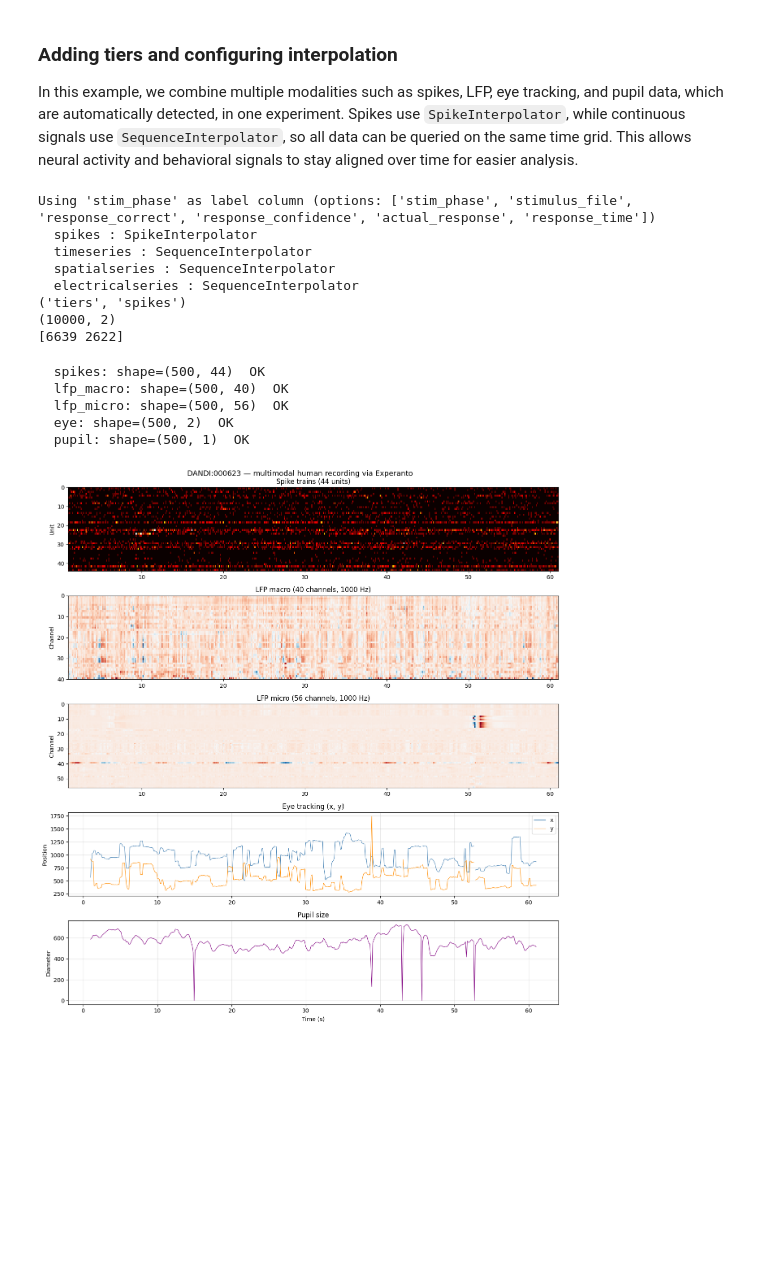
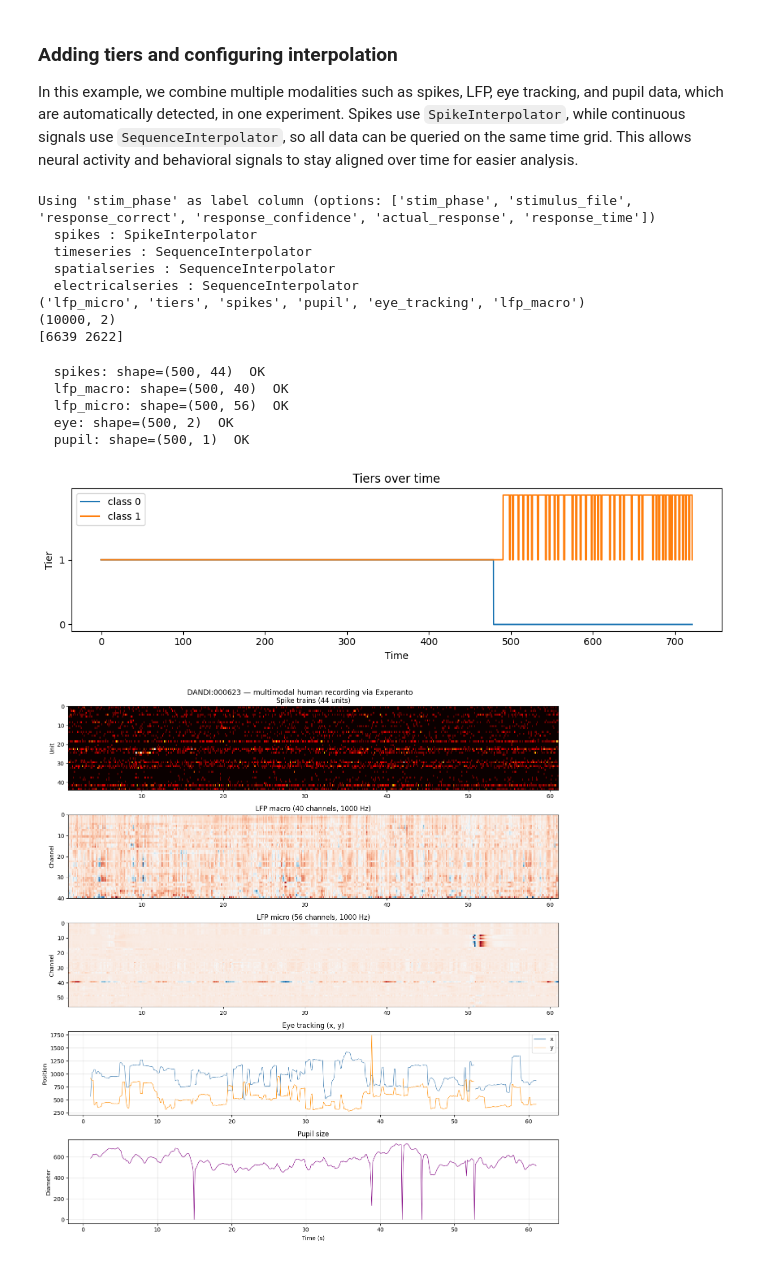
Before and after one commit to sensorium-competition/experanto, a Jupyter notebook: examples/dandi_experanto_example.ipynb, the cells around one changed output. Cells and saved outputs as stored; diff of their text form; code cells hidden in the pictures; blank space fills up the shorter version.

```diff
--- a/examples/dandi_experanto_example.ipynb
+++ b/examples/dandi_experanto_example.ipynb
@@ -710,42 +740,51 @@ config["tiers"] = {
         "_target_": "experanto.interpolators.TimeIntervalInterpolator"
     }
 }
+MODALITY_MAP = {
+    "electricalseries": ["lfp_macro", "lfp_micro"],
+    "timeseries": ["pupil"],
+    "spatialseries": ["eye_tracking"],
+}
 
-# Detect modalities dynamically
 modalities = detect_modalities(nwb623)
 
 for name, interp in modalities.items():
-    if name == "spikes":
-        config[name] = {
-            "interpolation": {
-                "_target_": f"experanto.interpolators.{interp}",
-                "cache_data": True,
-                "interpolation_window": 0.1,
-                "interpolation_align": "center",
+    interp = interp.replace(" (verify manually)", "")
+
+    mapped_names = MODALITY_MAP.get(name, [name])
+
+    for mapped_name in mapped_names:
+        if mapped_name == "spikes":
+            config[mapped_name] = {
+                "interpolation": {
+                    "_target_": f"experanto.interpolators.{interp}",
+                    "cache_data": True,
+                    "interpolation_window": 0.1,
+                    "interpolation_align": "center",
+                }
             }
-        }
-    else:
-        config[name] = {
-            "interpolation": {
-                "_target_": f"experanto.interpolators.{interp}"
+        else:
+            config[mapped_name] = {
+                "interpolation": {
+                    "_target_": f"experanto.interpolators.{interp}"
+                }
             }
-        }
 
-exp = Experiment(root_folder="experanto_000623", modality_config=config)
-print(exp.device_names)
+exp623 = Experiment(root_folder="experanto_000623", modality_config=config)
+print(exp623.device_names)
 
 times = np.linspace(t_start, t_end, 10000)
-result, valid = exp.interpolate(times, device="tiers", return_valid=True)
+result623, valid623 = exp623.interpolate(times, device="tiers", return_valid=True)
 
-print(result.shape)
-print(result.sum(axis=0))
+print(result623.shape)
+print(result623.sum(axis=0))
 # %% [output]
 Using 'stim_phase' as label column (options: ['stim_phase', 'stimulus_file', 'response_correct', 'response_confidence', 'actual_response', 'response_time'])
   spikes : SpikeInterpolator
   timeseries : SequenceInterpolator
   spatialseries : SequenceInterpolator
   electricalseries : SequenceInterpolator
-('tiers', 'spikes')
+('lfp_micro', 'tiers', 'spikes', 'pupil', 'eye_tracking', 'lfp_macro')
 (10000, 2)
 [6639 2622]
 # %%
@@ -774,6 +807,22 @@ for name, result in [("spikes", spikes_623), ("lfp_macro", lfp_macro_623),
   lfp_micro: shape=(500, 56)  OK
   eye: shape=(500, 2)  OK
   pupil: shape=(500, 1)  OK
+# %%
+t_valid = times[valid623]
+plt.figure(figsize=(10, 3))
+
+for i in range(result623.shape[1]):
+    plt.plot(t_valid, result623[:, i] + i, label=f"class {i}")
+
+plt.xlabel("Time")
+plt.ylabel("Tier")
+plt.title("Tiers over time")
+plt.yticks(range(result623.shape[1]))
+plt.legend()
+plt.tight_layout()
+plt.show()
+# %% [output]
+[figure, added]
 # %%
 fig, axes = plt.subplots(5, 1, figsize=(13, 14))
 fig.suptitle("DANDI:000623 — multimodal human recording via Experanto", fontsize=13)
```
Also changed, not shown: parts of 9 cells of this notebook.
